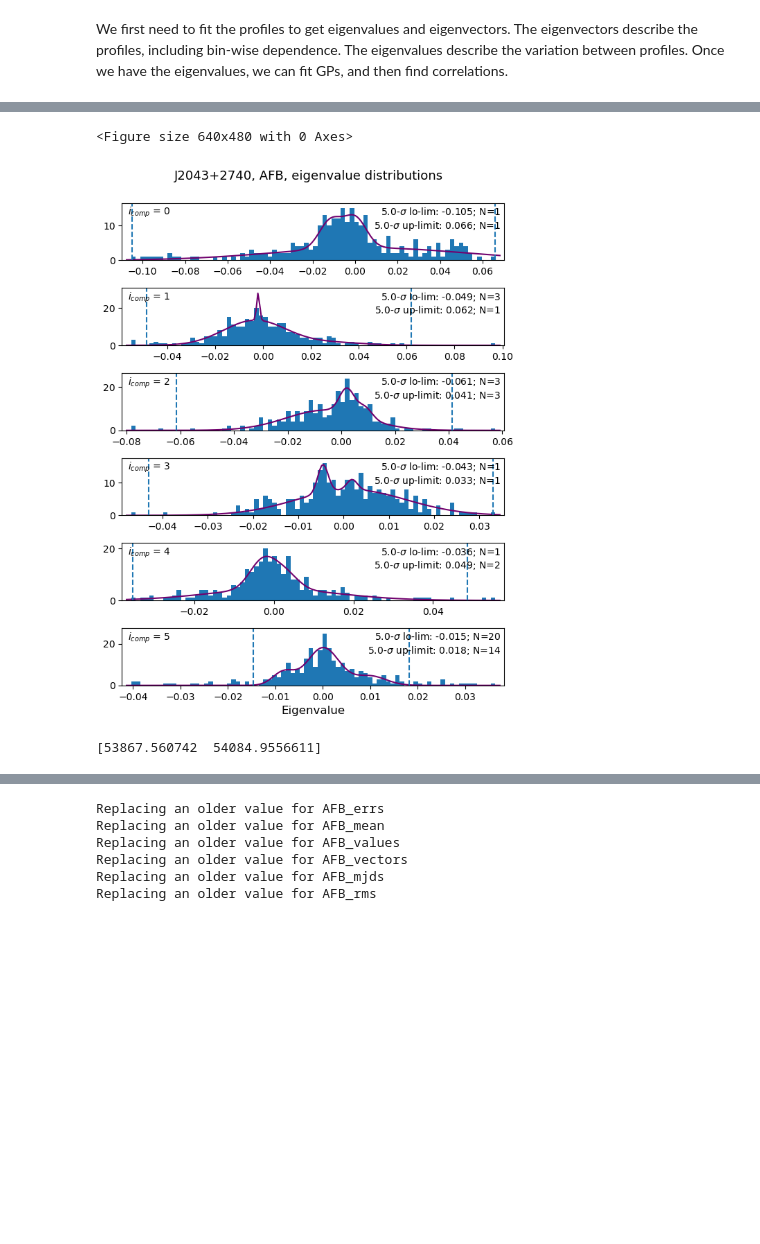
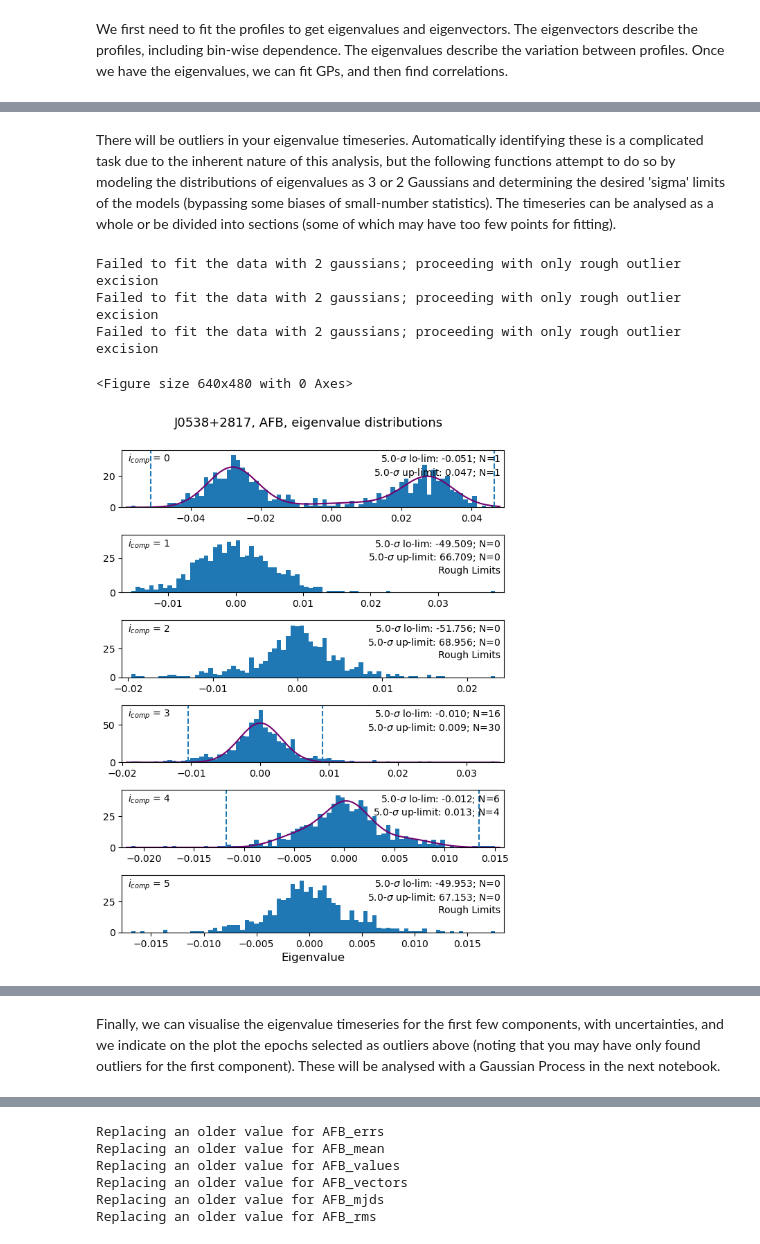
Before and after one commit to respiewak/psr_prof_pca, a Jupyter notebook: step_2_profile_pca.ipynb, the cells around one changed output, grey strips where cells are left out. Drawn from its saved outputs; the diff is of its cells as text; code cells hidden in the pictures; blank space fills up the shorter version.

Commit message:
A few more descriptions and comments, and minor changes while processing some pulsars

```diff
--- a/step_2_profile_pca.ipynb
+++ b/step_2_profile_pca.ipynb
@@ -55,7 +55,7 @@ The following cell contains variables describing the dataset and where the data
 # %%
 data_dir = '/home/s86932rs/research/nudot_stuff/'
 plots_dir = os.path.join(data_dir, 'plots')
-psr = 'J2043+2740'
+psr = 'J0538+2817'
 freq = 1400
 be = 'afb'
 # %%
@@ -376,13 +387,17 @@ if exist_BE:
     BE_errs_new = err_eigval(BE_aligned[BE_mask,:], BE_pca.components_, BE_off) * BE_offrms.reshape(-1,1)
+# %% [markdown]
+There will be outliers in your eigenvalue timeseries. Automatically identifying these is a complicated task due to the inherent nature of this analysis, but the following functions attempt to do so by modeling the distributions of eigenvalues as 3 or 2 Gaussians and determining the desired 'sigma' limits of the models (bypassing some biases of small-number statistics). The timeseries can be analysed as a whole or be divided into sections (some of which may have too few points for fitting).
 # %%
 if exist_BE:
     plt.clf()
-    BE_mjds_out1 = find_dists_outliers(BE_comps_all, BE_mjds_new, psr, BE, 6, savename=os.path.join(plots_dir, psr+"_BE_{}_eigval_dists.png".format(freq)),
-                                        first_out=True, sigma=5)
-    BE_mjds_out2 = rolling_out_rej(BE_comps_all, BE_mjds_new, psr, BE, 6, first_out=True, show=False)
+    BE_mjds_out1 = find_dists_outliers(BE_comps_all, BE_mjds_new, psr, BE, 6, savename=os.path.join(plots_dir, desc+"_eigval_dists.png"),
+                                        first_out=True, sigma=5) # check the entire timeseries but only return the epochs found for the first component
+    BE_mjds_out2 = rolling_out_rej(BE_comps_all, BE_mjds_new, psr, BE, 6, first_out=True, show=False) # divide the timeseries into sections and check for outliers in each (but only the first component)
     print(BE_mjds_out1)
     #print(BE_mjds_out2)
 # %% [output]
-<Figure size 640x480 with 0 Axes>
+Failed to fit the data with 2 gaussians; proceeding with only rough outlier excision
+Failed to fit the data with 2 gaussians; proceeding with only rough outlier excision
+Failed to fit the data with 2 gaussians; proceeding with only rough outlier excision
+<Figure size 640x480 with 0 Axes>
-[figure, old version]
+[figure, new version]
-[53867.560742  54084.9556611]
@@ -389,3 +423,5 @@ if exist_BE:
+# %% [markdown]
+Finally, we can visualise the eigenvalue timeseries for the first few components, with uncertainties, and we indicate on the plot the epochs selected as outliers above (noting that you may have only found outliers for the first component). These will be analysed with a Gaussian Process in the next notebook.
 # %%
 if exist_BE:
     with plt.style.context(plot_style):
```
Also changed, not shown: parts of 22 cells of this notebook, 1 other file.
